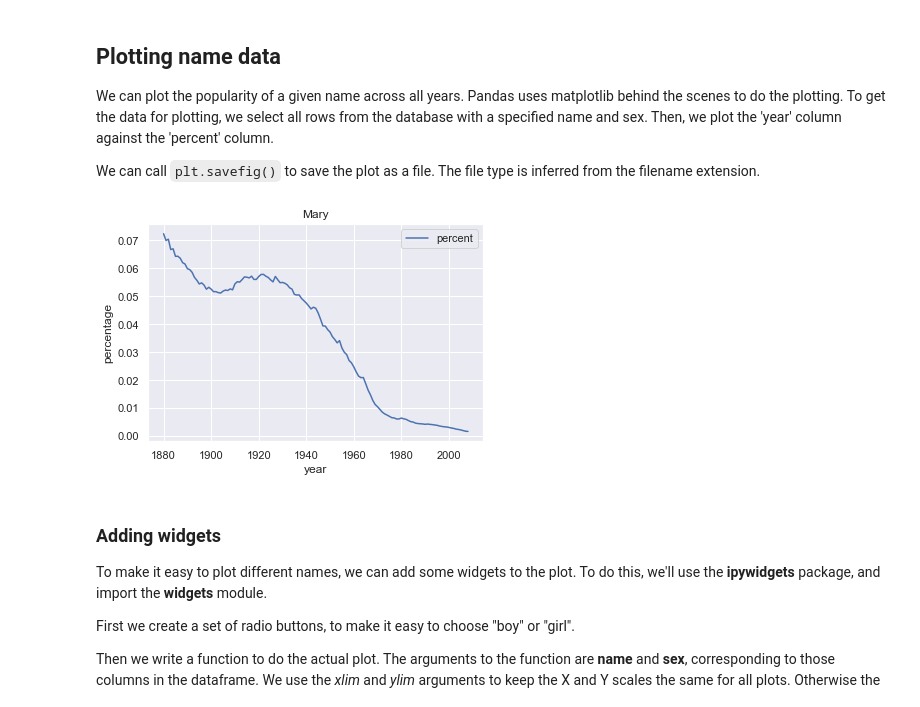
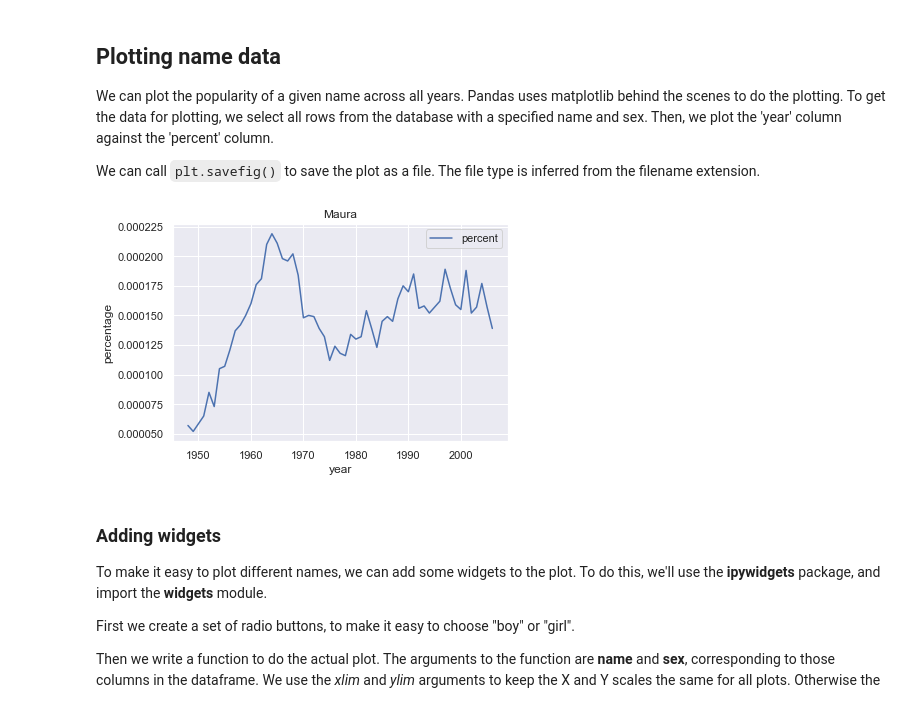
Before and after one commit to jstrickler/20230123usgs, a Jupyter notebook: NOTEBOOKS/fun_with_baby_names.ipynb, the cells around one changed output. Saved outputs shown, nothing was run; the diff lists cells and outputs as text; code cells hidden in the pictures.

```diff
--- a/NOTEBOOKS/fun_with_baby_names.ipynb
+++ b/NOTEBOOKS/fun_with_baby_names.ipynb
@@ -129,13 +134,13 @@ We can plot the popularity of a given name across all years. Pandas uses matplot
 
 We can call `plt.savefig()` to save the plot as a file. The file type is inferred from the filename extension.
 # %%
-name = "Mary"
+name = "Maura"
 sex = "girl"
 df_name = df[(df.name == name) & (df.sex == sex)]
 df_name.plot('year', 'percent', xlabel='year', ylabel='percentage', title=name)
 plt.savefig(name + ".png")
 # %% [output]
-[figure, old version]
+[figure, new version]
 # %% [markdown]
 ### Adding widgets
 To make it easy to plot different names, we can add some widgets to the plot. To do this, we'll use the __ipywidgets__ package, and import the __widgets__ module.
```
Also changed, not shown: parts of 3 cells of this notebook, 9 other files.
